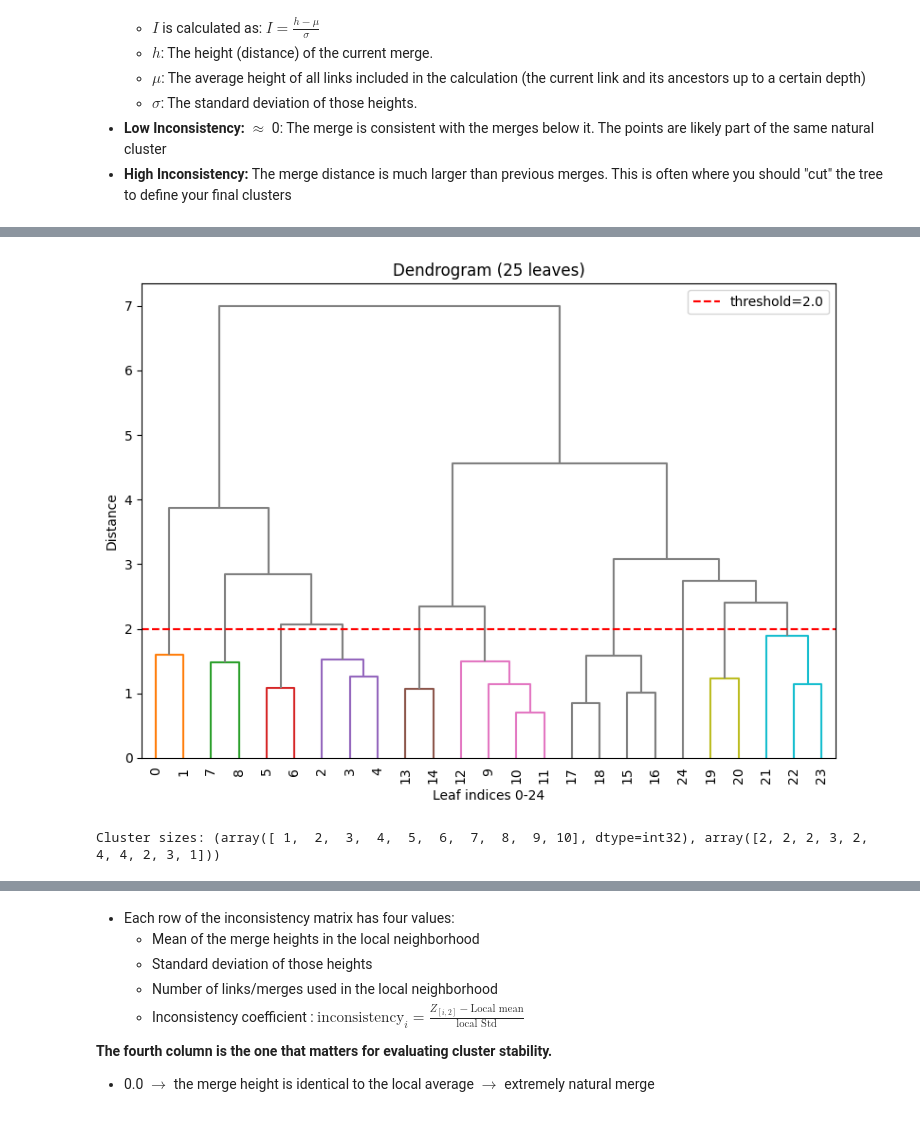
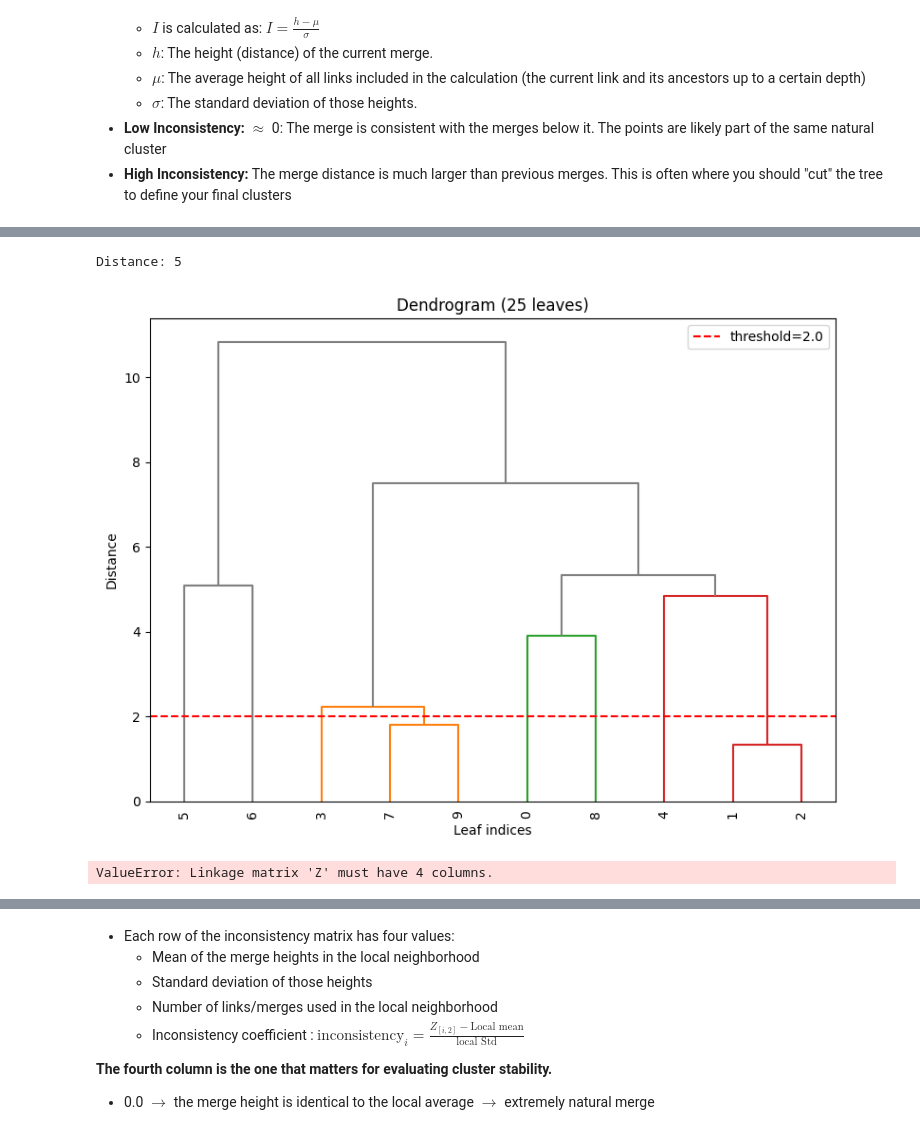
Before and after one commit to SirErikPak/ChicagoCrime, a Jupyter notebook: Notebook/ChicagoCrimeClusterAnalysis.ipynb, the cells around one changed output, grey strips where cells are left out. Drawn from its saved outputs; the diff is of its cells as text; code cells hidden in the pictures.

```diff
--- a/Notebook/ChicagoCrimeClusterAnalysis.ipynb
+++ b/Notebook/ChicagoCrimeClusterAnalysis.ipynb
@@ -257,3 +329,2 @@ importlib.reload(hierarchy_clustering)
 # %%
-from scipy.cluster.hierarchy import linkage
-Z_matrix = linkage(z_df, method='ward')
+Z_matrix = hierarchy.linkage(z_df_i, method='ward')
@@ -325,21 +343,28 @@ print(Z)
+# %%
+# Get distance for 3 clusters
+k = 4
+# Distance threshold that yields exactly k clusters
+idx = Z_matrix.shape[0] - (k - 1)
+distance = int(Z_matrix[idx - 1, 2])
+print(f"Distance: {distance}")
+# %% [output]
+Distance: 5
 # %%
-from scipy.cluster import hierarchy
-
 fig, ax = plt.subplots(figsize=(8, 6))
-dn = hierarchy.dendrogram(Z, ax=ax,
+dn = hierarchy.dendrogram(Z_matrix, ax=ax,
                          leaf_rotation=90, leaf_font_size=10,
-                         color_threshold=2.0, above_threshold_color='gray')
+                         color_threshold=distance, above_threshold_color='gray')
 ax.set_title('Dendrogram (25 leaves)')
-ax.set_xlabel('Leaf indices 0-24')
+ax.set_xlabel('Leaf indices')
 ax.set_ylabel('Distance')
 ax.axhline(y=2.0, color='r', ls='--', label='threshold=2.0')
 ax.legend()
 plt.tight_layout()
 plt.show()
 # %% [output]
-[figure, old version]
+[figure, new version]
 # %%
-clusters = hierarchy.fcluster(Z, t=2.0, criterion='distance')
+clusters = hierarchy.fcluster(z_df_i, t=distance, criterion='distance')
 print("Cluster sizes:", np.unique(clusters, return_counts=True))
 # %% [output]
-Cluster sizes: (array([ 1,  2,  3,  4,  5,  6,  7,  8,  9, 10], dtype=int32), array([2, 2, 2, 3, 2, 4, 4, 2, 3, 1]))
+ValueError: Linkage matrix 'Z' must have 4 columns.
```
Also changed, not shown: parts of 32 cells of this notebook, 2 other files.
